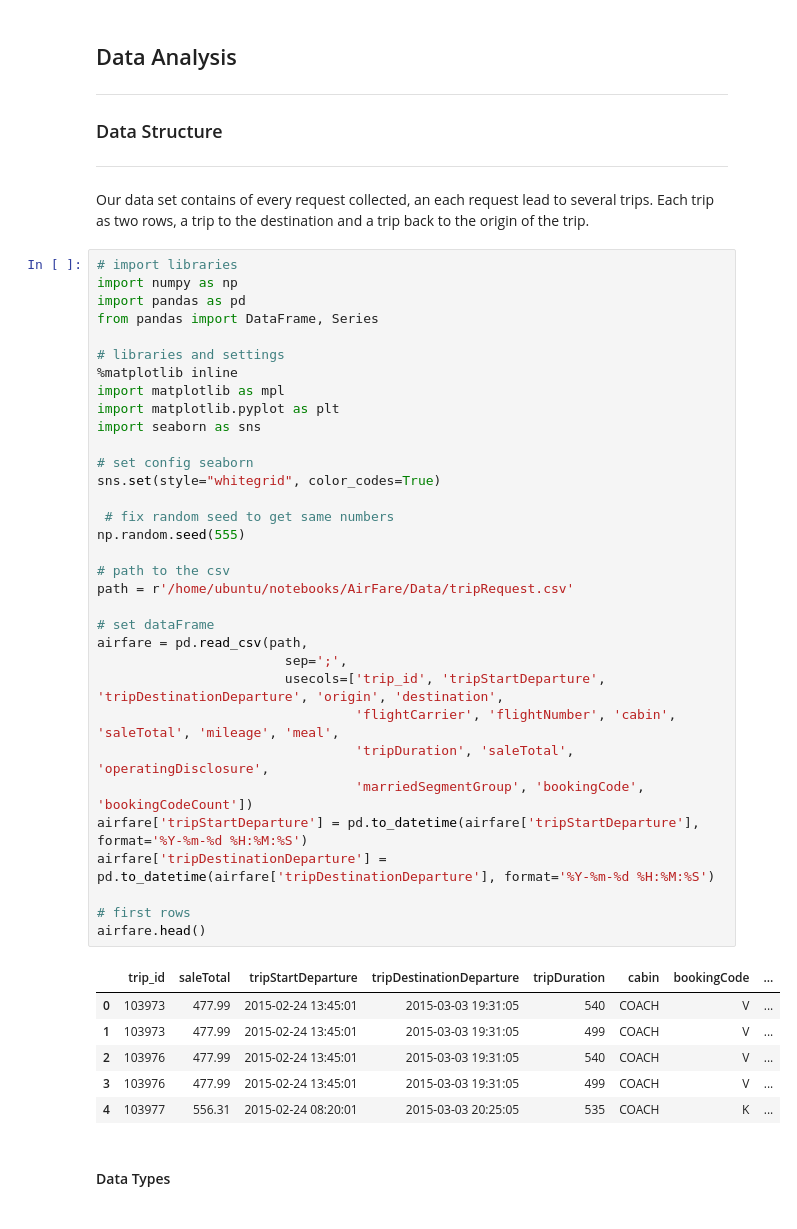
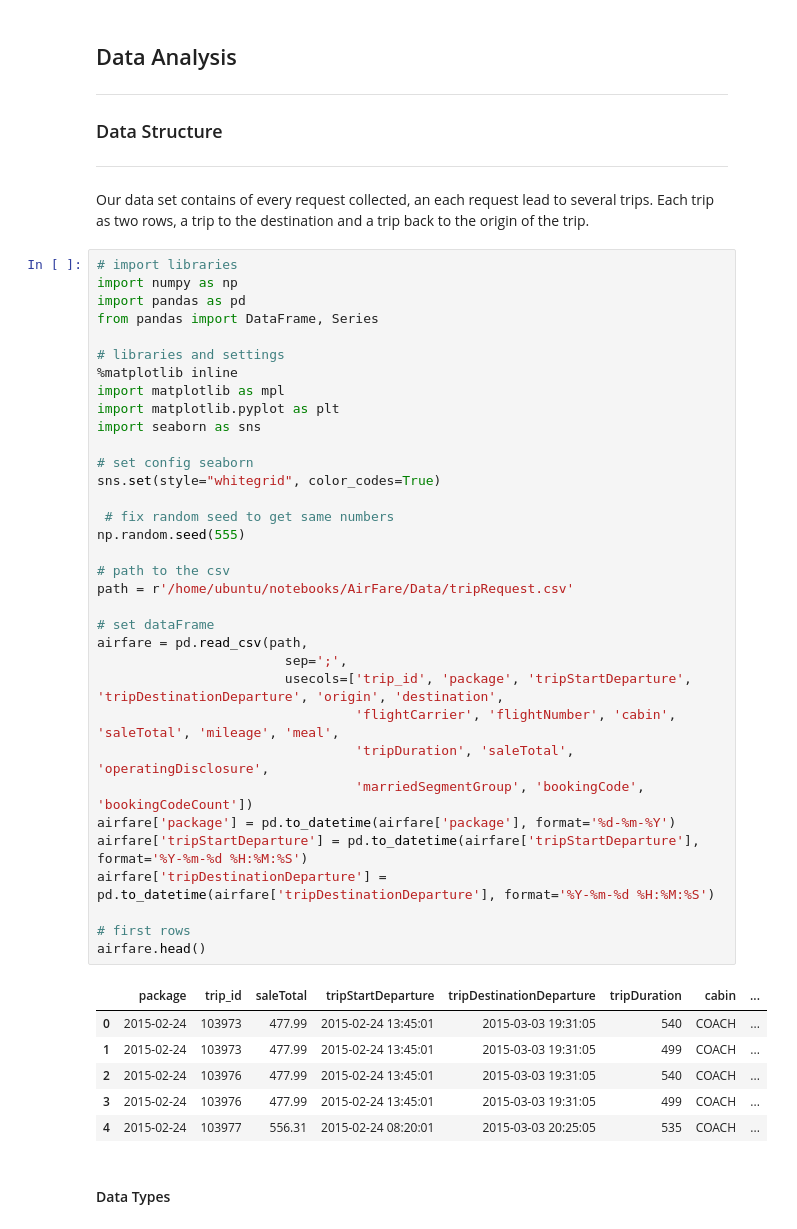
Before and after one commit to JulianMBr/Analysis-airfare-route.FRA-NYC, a Jupyter notebook: # Analysis of airfare data between Frankfurt-New York.ipynb, the cells around one changed output. Saved outputs shown, nothing was run; the diff lists cells and outputs as text.

```diff
--- a/# Analysis of airfare data between Frankfurt-New York.ipynb
+++ b/# Analysis of airfare data between Frankfurt-New York.ipynb
@@ -95,40 +95,41 @@ import numpy as np
 import pandas as pd
 from pandas import DataFrame, Series
 
 # libraries and settings
 %matplotlib inline
 import matplotlib as mpl
 import matplotlib.pyplot as plt
 import seaborn as sns
 
 # set config seaborn
 sns.set(style="whitegrid", color_codes=True)
 
  # fix random seed to get same numbers
 np.random.seed(555)
 
 # path to the csv
 path = r'/home/ubuntu/notebooks/AirFare/Data/tripRequest.csv'
 
 # set dataFrame
 airfare = pd.read_csv(path,
                         sep=';',
-                        usecols=['trip_id', 'tripStartDeparture', 'tripDestinationDeparture', 'origin', 'destination',
+                        usecols=['trip_id', 'package', 'tripStartDeparture', 'tripDestinationDeparture', 'origin', 'destination',
                                  'flightCarrier', 'flightNumber', 'cabin', 'saleTotal', 'mileage', 'meal',
                                  'tripDuration', 'saleTotal', 'operatingDisclosure',
                                  'marriedSegmentGroup', 'bookingCode', 'bookingCodeCount'])
+airfare['package'] = pd.to_datetime(airfare['package'], format='%d-%m-%Y')
 airfare['tripStartDeparture'] = pd.to_datetime(airfare['tripStartDeparture'], format='%Y-%m-%d %H:%M:%S')
 airfare['tripDestinationDeparture'] = pd.to_datetime(airfare['tripDestinationDeparture'], format='%Y-%m-%d %H:%M:%S')
 
 # first rows
 airfare.head()
 # %% [output]
-|  | trip_id | saleTotal | tripStartDeparture | tripDestinationDeparture | tripDuration | cabin | bookingCode | ... |
-| 0 | 103973 | 477.99 | 2015-02-24 13:45:01 | 2015-03-03 19:31:05 | 540 | COACH | V | ... |
-| 1 | 103973 | 477.99 | 2015-02-24 13:45:01 | 2015-03-03 19:31:05 | 499 | COACH | V | ... |
-| 2 | 103976 | 477.99 | 2015-02-24 13:45:01 | 2015-03-03 19:31:05 | 540 | COACH | V | ... |
-| 3 | 103976 | 477.99 | 2015-02-24 13:45:01 | 2015-03-03 19:31:05 | 499 | COACH | V | ... |
-| 4 | 103977 | 556.31 | 2015-02-24 08:20:01 | 2015-03-03 20:25:05 | 535 | COACH | K | ... |
+|  | package | trip_id | saleTotal | tripStartDeparture | tripDestinationDeparture | tripDuration | cabin | ... |
+| 0 | 2015-02-24 | 103973 | 477.99 | 2015-02-24 13:45:01 | 2015-03-03 19:31:05 | 540 | COACH | ... |
+| 1 | 2015-02-24 | 103973 | 477.99 | 2015-02-24 13:45:01 | 2015-03-03 19:31:05 | 499 | COACH | ... |
+| 2 | 2015-02-24 | 103976 | 477.99 | 2015-02-24 13:45:01 | 2015-03-03 19:31:05 | 540 | COACH | ... |
+| 3 | 2015-02-24 | 103976 | 477.99 | 2015-02-24 13:45:01 | 2015-03-03 19:31:05 | 499 | COACH | ... |
+| 4 | 2015-02-24 | 103977 | 556.31 | 2015-02-24 08:20:01 | 2015-03-03 20:25:05 | 535 | COACH | ... |
 # %% [markdown]
 #### Data Types
 # %%
```
Also changed, not shown: parts of 2 cells of this notebook.
